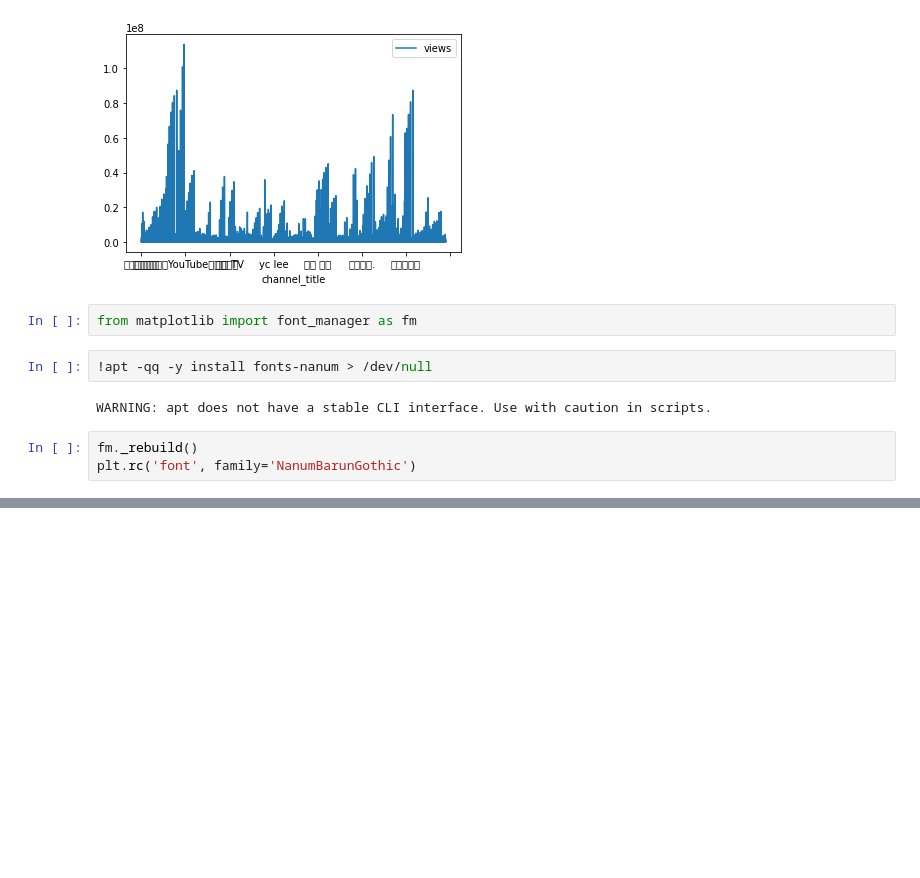
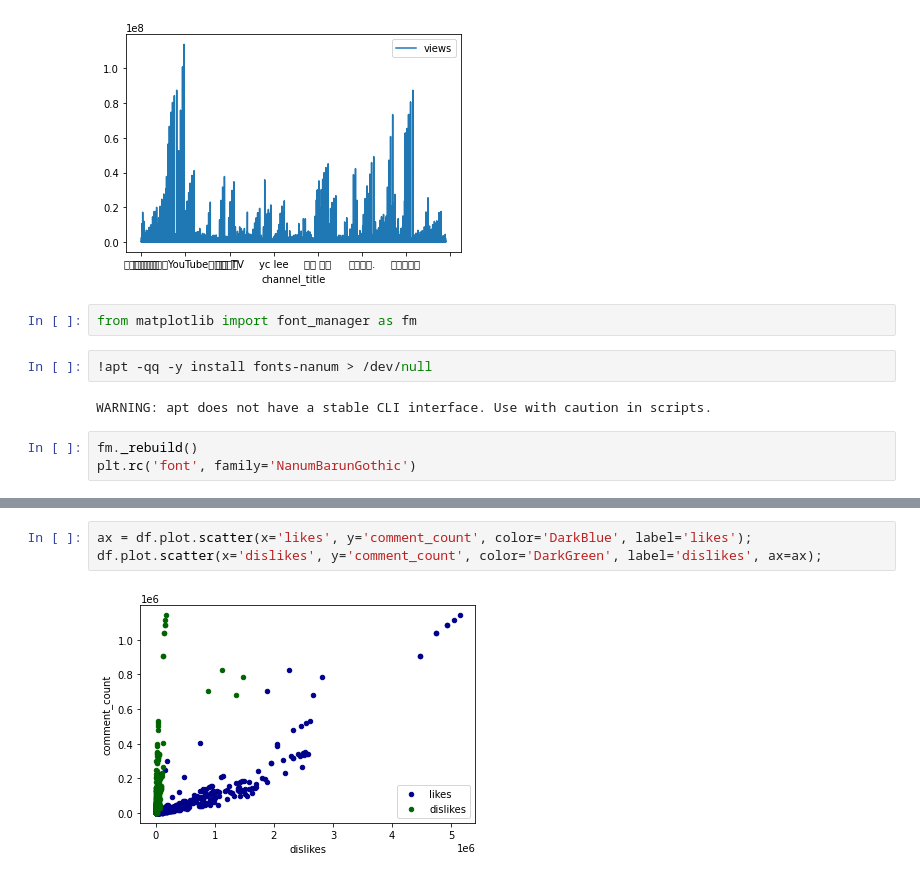
Before and after one commit to bldev2473/KaggleWithColab, a Jupyter notebook: TrendingYouTubeVideoStatistics.ipynb, the cells around one changed output, grey strips where cells are left out. Saved outputs shown, nothing was run; the diff lists cells and outputs as text; blank space fills up the shorter version.

```diff
--- a/TrendingYouTubeVideoStatistics.ipynb
+++ b/TrendingYouTubeVideoStatistics.ipynb
@@ -221,0 +228,5 @@ df.plot.scatter(x='comment_count', y='dislikes', color='DarkGreen', label='disli
+# %%
+ax = df.plot.scatter(x='likes', y='comment_count', color='DarkBlue', label='likes');
+df.plot.scatter(x='dislikes', y='comment_count', color='DarkGreen', label='dislikes', ax=ax);
+# %% [output]
+[figure, added]
```
Also changed, not shown: parts of 11 cells of this notebook.
